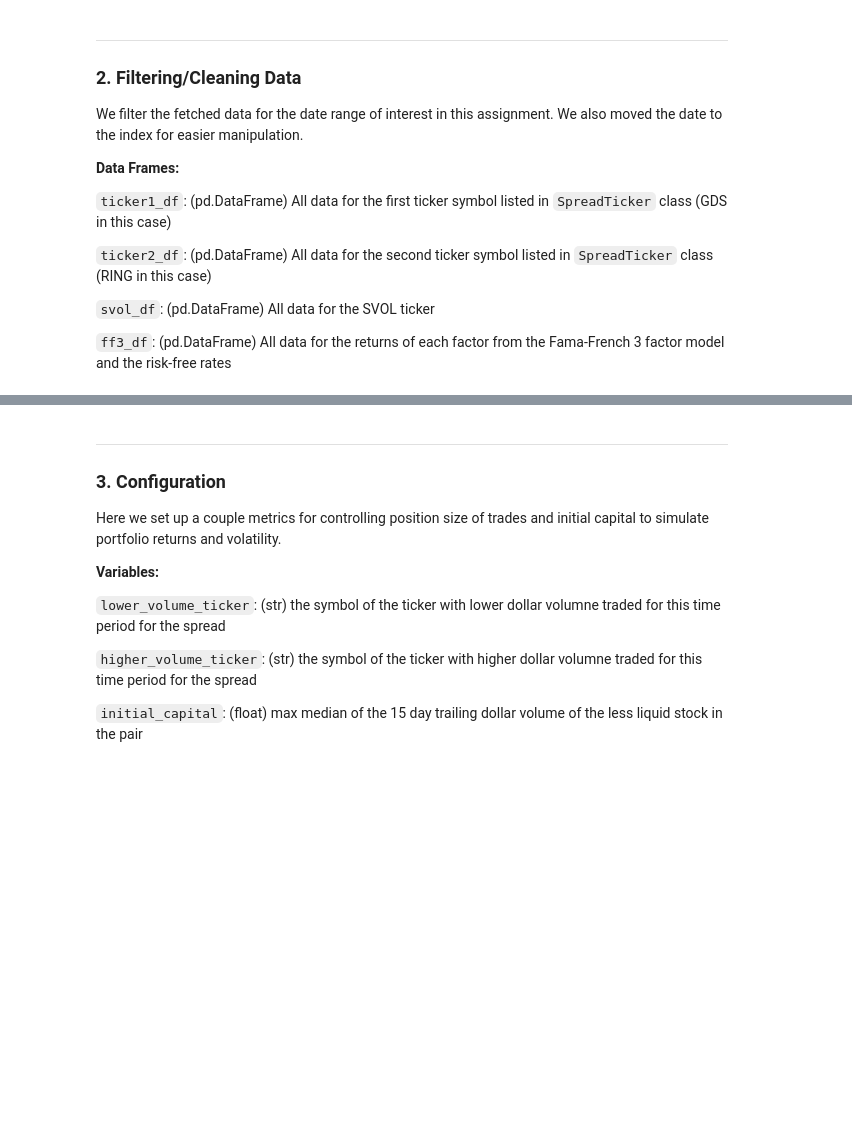
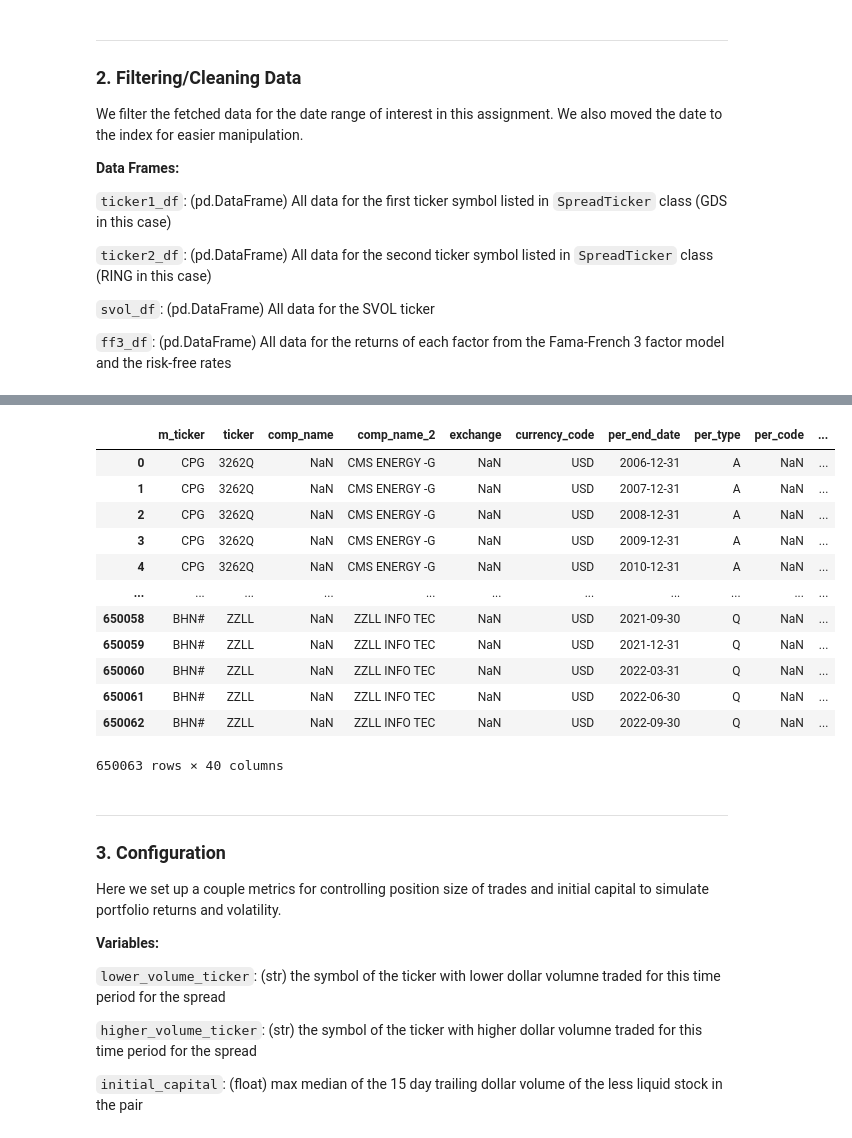
Before and after one commit to MrHumble-Bee/quantitative_trading_strategies, a Jupyter notebook: hw3_financialratioquantiles/hw3_financialratioquantiles.ipynb, the cells around one changed output, grey strips where cells are left out. Drawn from its saved outputs; the diff is of its cells as text; code cells hidden in the pictures; blank space fills up the shorter version.

```diff
--- a/hw3_financialratioquantiles/hw3_financialratioquantiles.ipynb
+++ b/hw3_financialratioquantiles/hw3_financialratioquantiles.ipynb
@@ -441,16 +432,23 @@ class DataFetching:
                     print(f"Removing old symlink")
                     os.unlink(data_symlink)
                 print(f"Creating symlink: {data_file} -> {data_symlink}")
-                os.symlink(
-                    data_file, data_symlink,
-                )
+                current_os = platform.system()
+                if current_os == 'Windows':
+                    shutil.copy(
+                        data_file, data_symlink
+                    )
+                else:
+                    os.symlink(
+                        data_file, data_symlink,
+                    )
         else:
             print(f"Data file {data_file} failed download")
             return
         return data_symlink if (date_override is None or allow_old_file) else "NoFileAvailable"
 
 
-    def fetch_quandl_table(table_path, avoid_download=True, **kwargs):
+
+    def fetch_quandl_table(table_path, avoid_download=True, **kwargs) -> pd.DataFrame:
         return pd.read_csv(
             DataFetching.grab_quandl_table(table_path, avoid_download=avoid_download, **kwargs)
         )
@@ -512,3 +510,11 @@ In this assignment, we will delve into the fundamentals of spread trading. Part
 ### 1. Fetching Data
 
 Here we fetch and filter the data we want from Quandl and the Zack's Fundamentals B database. (https://data.nasdaq.com/databases/ZFB#documentation)
+# %%
+tables: dict[str, pd.DataFrame] = {}
+tables['FC'] = DataFetching.fetch_quandl_table('ZACKS/FC', avoid_download=False)
+tables['FR'] = DataFetching.fetch_quandl_table('ZACKS/FR', avoid_download=False)
+tables['MT'] = DataFetching.fetch_quandl_table('ZACKS/MT', avoid_download=False)
+tables['MKTV'] = DataFetching.fetch_quandl_table('ZACKS/MKTV', avoid_download=False)
+tables['SHRS'] = DataFetching.fetch_quandl_table('ZACKS/SHRS', avoid_download=False)
+tables['HDM'] = DataFetching.fetch_quandl_table('ZACKS/HDM', avoid_download=False)
@@ -793,3 +658,20 @@ display(svol_df.head(3))
+# %%
+roi_df: pd.DataFrame = tables['FR']
+roi_df
+# %% [output]
+|  | m_ticker | ticker | comp_name | comp_name_2 | exchange | currency_code | per_end_date | per_type | per_code | ... |
+| 0 | CPG | 3262Q | NaN | CMS ENERGY -G | NaN | USD | 2006-12-31 | A | NaN | ... |
+| 1 | CPG | 3262Q | NaN | CMS ENERGY -G | NaN | USD | 2007-12-31 | A | NaN | ... |
+| 2 | CPG | 3262Q | NaN | CMS ENERGY -G | NaN | USD | 2008-12-31 | A | NaN | ... |
+| 3 | CPG | 3262Q | NaN | CMS ENERGY -G | NaN | USD | 2009-12-31 | A | NaN | ... |
+| 4 | CPG | 3262Q | NaN | CMS ENERGY -G | NaN | USD | 2010-12-31 | A | NaN | ... |
+| ... | ... | ... | ... | ... | ... | ... | ... | ... | ... | ... |
+| 650058 | BHN# | ZZLL | NaN | ZZLL INFO TEC | NaN | USD | 2021-09-30 | Q | NaN | ... |
+| 650059 | BHN# | ZZLL | NaN | ZZLL INFO TEC | NaN | USD | 2021-12-31 | Q | NaN | ... |
+| 650060 | BHN# | ZZLL | NaN | ZZLL INFO TEC | NaN | USD | 2022-03-31 | Q | NaN | ... |
+| 650061 | BHN# | ZZLL | NaN | ZZLL INFO TEC | NaN | USD | 2022-06-30 | Q | NaN | ... |
+| 650062 | BHN# | ZZLL | NaN | ZZLL INFO TEC | NaN | USD | 2022-09-30 | Q | NaN | ... |
+650063 rows × 40 columns
 # %% [markdown]
 ***
 ### 3. Configuration
```
Also changed, not shown: parts of 30 cells of this notebook, 3 other files.
